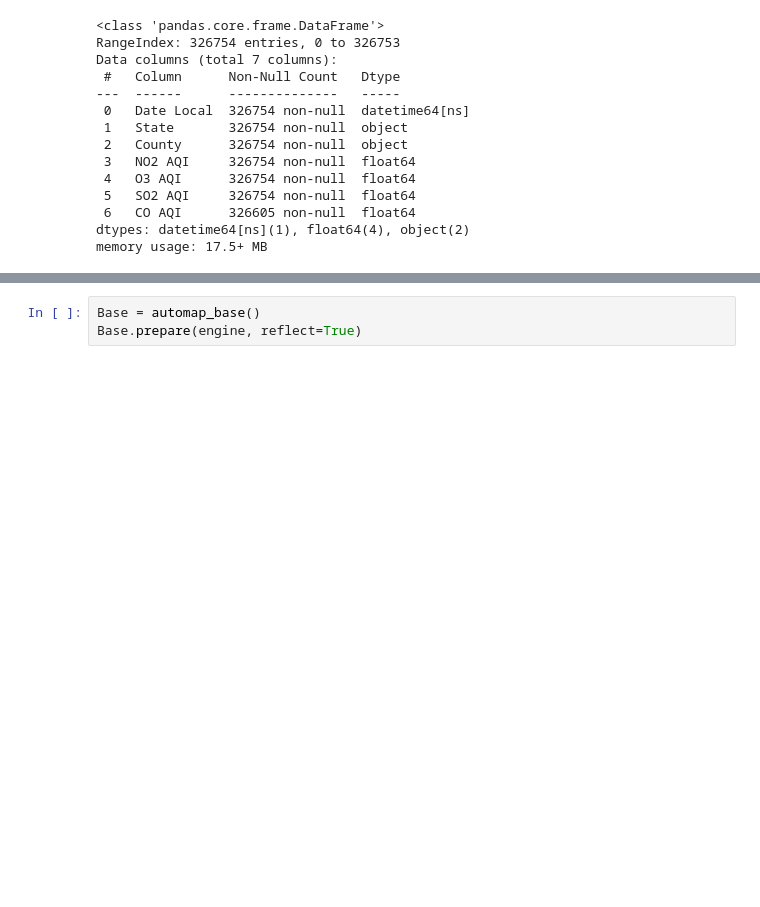
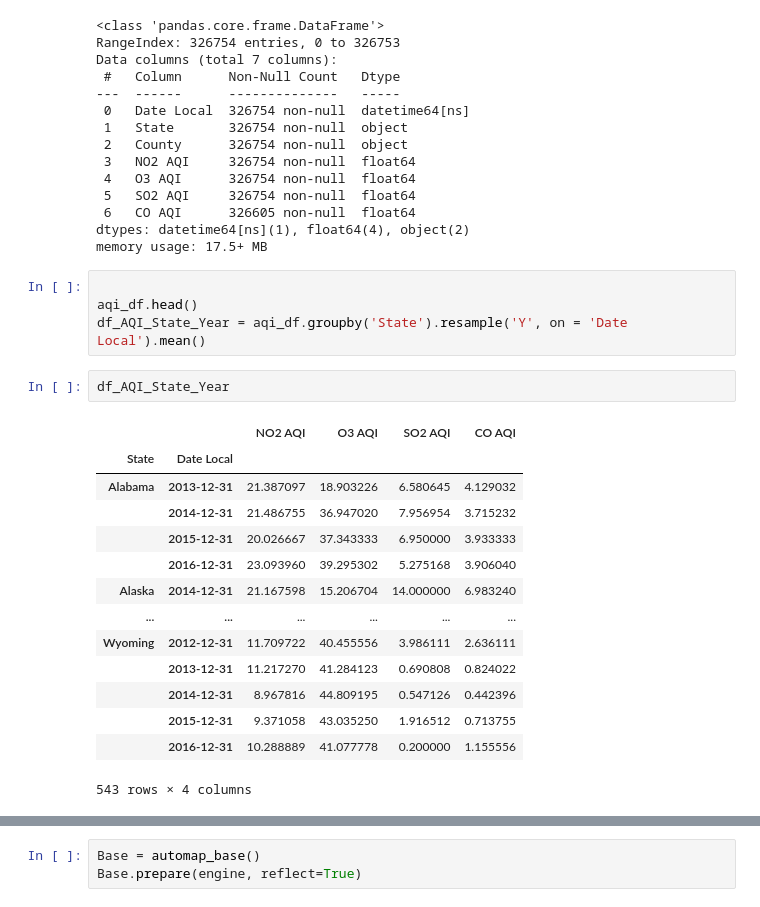
Before and after one commit to Annaolivia5/AQI-Data-Dashboard, a Jupyter notebook: sql_python.ipynb, the cells around one changed output, grey strips where cells are left out. Drawn from its saved outputs; the diff is of its cells as text; blank space fills up the shorter version.

```diff
--- a/sql_python.ipynb
+++ b/sql_python.ipynb
@@ -35,3 +35,24 @@ Data columns (total 7 columns):
  6   CO AQI      326605 non-null  float64
 dtypes: datetime64[ns](1), float64(4), object(2)
 memory usage: 17.5+ MB
+# %%
+
+aqi_df.head()
+df_AQI_State_Year = aqi_df.groupby('State').resample('Y', on = 'Date Local').mean()
+# %%
+df_AQI_State_Year
+# %% [output]
+|  |  | NO2 AQI | O3 AQI | SO2 AQI | CO AQI |
+| State | Date Local |  |  |  |  |
+| Alabama | 2013-12-31 | 21.387097 | 18.903226 | 6.580645 | 4.129032 |
+|  | 2014-12-31 | 21.486755 | 36.947020 | 7.956954 | 3.715232 |
+|  | 2015-12-31 | 20.026667 | 37.343333 | 6.950000 | 3.933333 |
+|  | 2016-12-31 | 23.093960 | 39.295302 | 5.275168 | 3.906040 |
+| Alaska | 2014-12-31 | 21.167598 | 15.206704 | 14.000000 | 6.983240 |
+| ... | ... | ... | ... | ... | ... |
+| Wyoming | 2012-12-31 | 11.709722 | 40.455556 | 3.986111 | 2.636111 |
+|  | 2013-12-31 | 11.217270 | 41.284123 | 0.690808 | 0.824022 |
+|  | 2014-12-31 | 8.967816 | 44.809195 | 0.547126 | 0.442396 |
+|  | 2015-12-31 | 9.371058 | 43.035250 | 1.916512 | 0.713755 |
+|  | 2016-12-31 | 10.288889 | 41.077778 | 0.200000 | 1.155556 |
+543 rows × 4 columns
```
Also changed, not shown: parts of 6 cells of this notebook, 3 other files.
